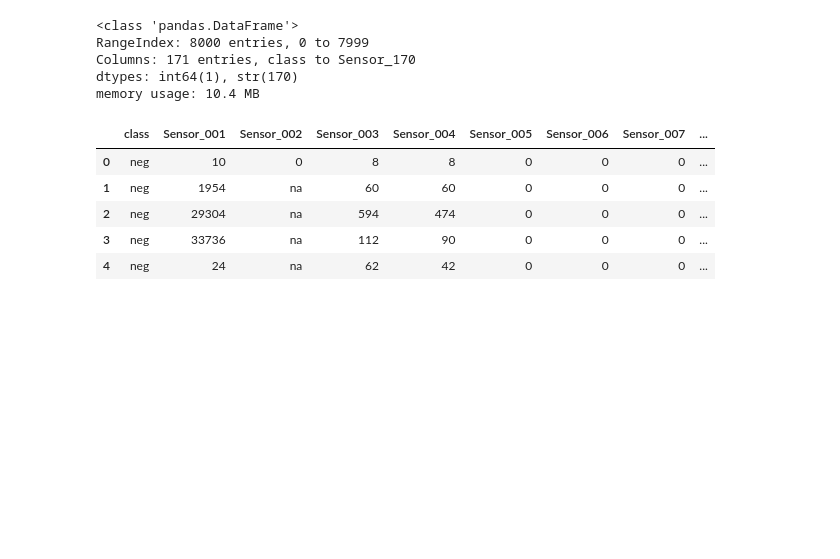
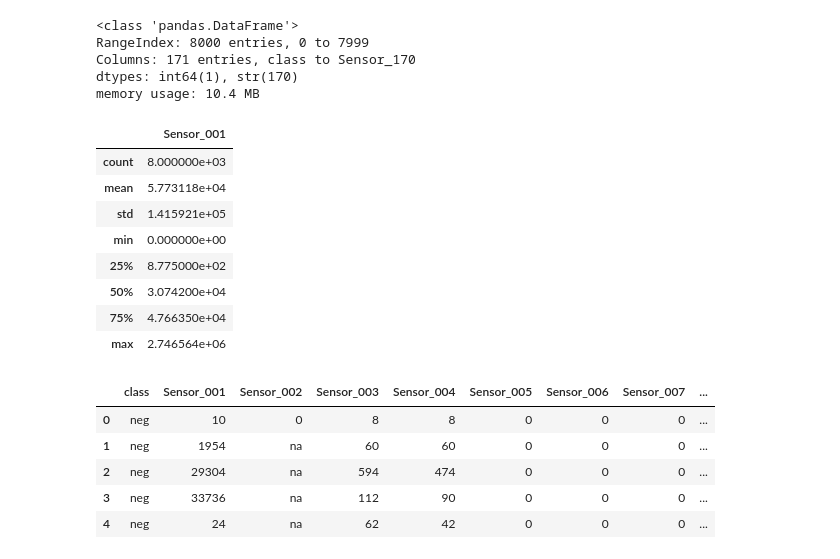
Before and after one commit to YameenMunir/Artificial-Intelligence-Coursework, a Jupyter notebook: notebook/main.ipynb, the cells around one changed output. Cells and saved outputs as stored; diff of their text form; code cells hidden in the pictures; blank space fills up the shorter version.

```diff
--- a/notebook/main.ipynb
+++ b/notebook/main.ipynb
@@ -38,6 +38,19 @@ RangeIndex: 8000 entries, 0 to 7999
 Columns: 171 entries, class to Sensor_170
 dtypes: int64(1), str(170)
 memory usage: 10.4 MB
+# %%
+# Display a summary of the dataframe to check for any anomalies in the data, such as unexpected ranges or outliers in the sensor readings.
+df.describe()
+# %% [output]
+|  | Sensor_001 |
+| count | 8.000000e+03 |
+| mean | 5.773118e+04 |
+| std | 1.415921e+05 |
+| min | 0.000000e+00 |
+| 25% | 8.775000e+02 |
+| 50% | 3.074200e+04 |
+| 75% | 4.766350e+04 |
+| max | 2.746564e+06 |
 # %%
 # Display the first few rows of the dataframe
 df.head()
```
Also changed, not shown: parts of 2 cells of this notebook.
